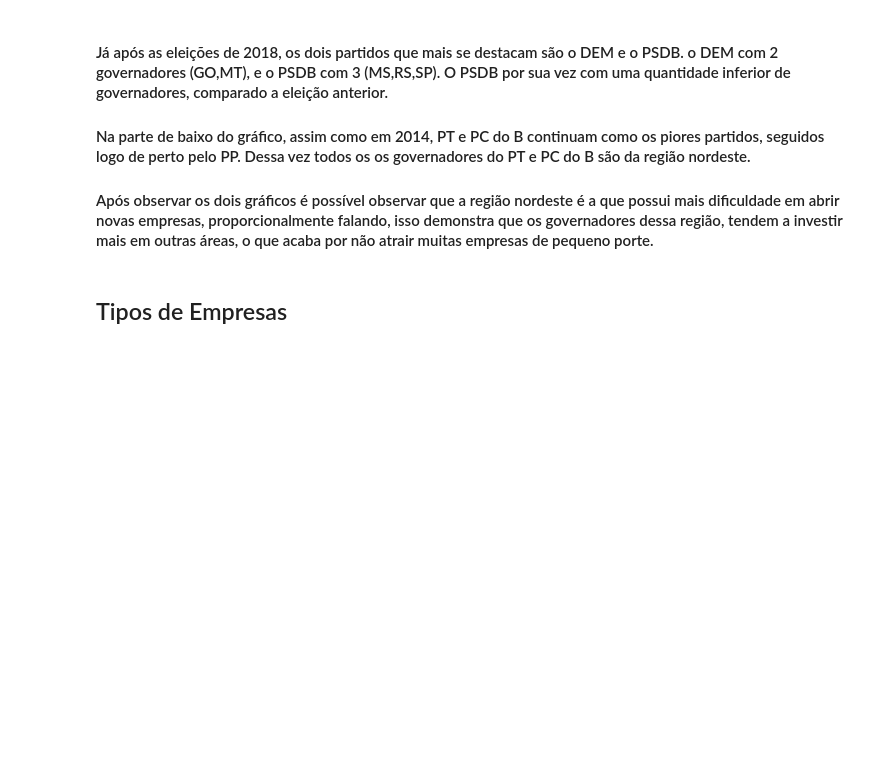
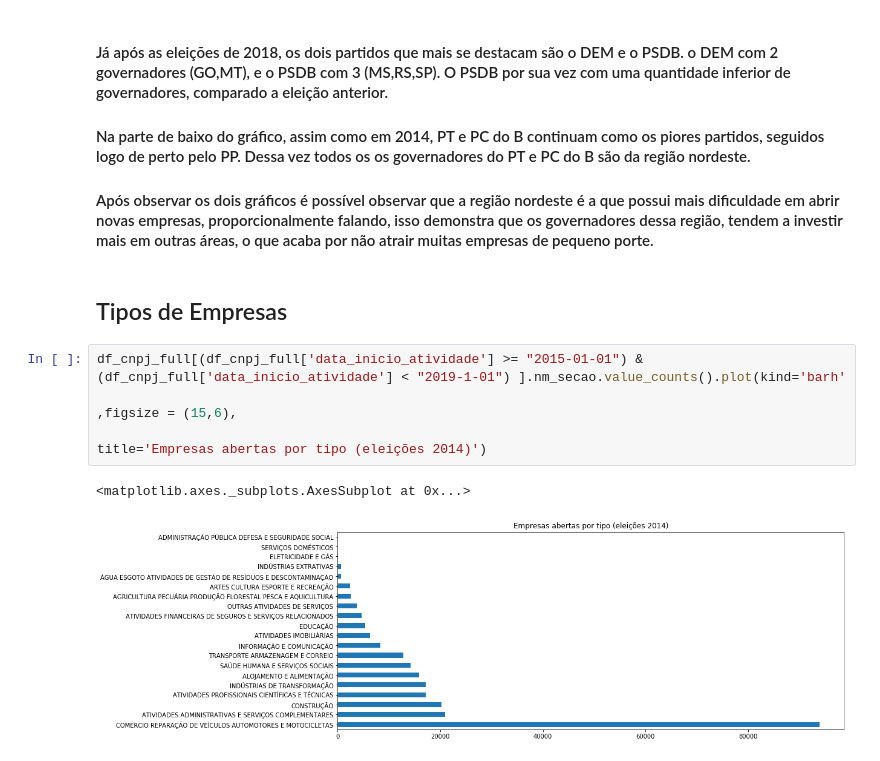
Before and after one commit to gizattos/analise_empresas_politicos, a Jupyter notebook: trabalhofinal.ipynb, the cells around one changed output. Cells and saved outputs as stored; diff of their text form; blank space fills up the shorter version.

```diff
--- a/trabalhofinal.ipynb
+++ b/trabalhofinal.ipynb
@@ -309,3 +309,10 @@ governadorUfPopulacao2018[['SG_PARTIDO','aberto/populacao']].groupby(["SG_PARTID
 #### Após observar os dois gráficos é possível observar que a região nordeste é a que possui mais dificuldade em abrir novas empresas, proporcionalmente falando, isso demonstra que os governadores dessa região, tendem a investir mais em outras áreas, o que acaba por não atrair muitas empresas de pequeno porte.
 # %% [markdown]
 ## Tipos de Empresas
+# %%
+df_cnpj_full[(df_cnpj_full['data_inicio_atividade'] >= "2015-01-01") & (df_cnpj_full['data_inicio_atividade'] < "2019-1-01") ].nm_secao.value_counts().plot(kind='barh'
+                                                                                                                                                            ,figsize = (15,6),
+                                                                                                                                                            title='Empresas abertas por tipo (eleições 2014)')
+# %% [output]
+<matplotlib.axes._subplots.AxesSubplot at 0x...>
+[figure, added]
```
Also changed, not shown: parts of 10 cells of this notebook.
